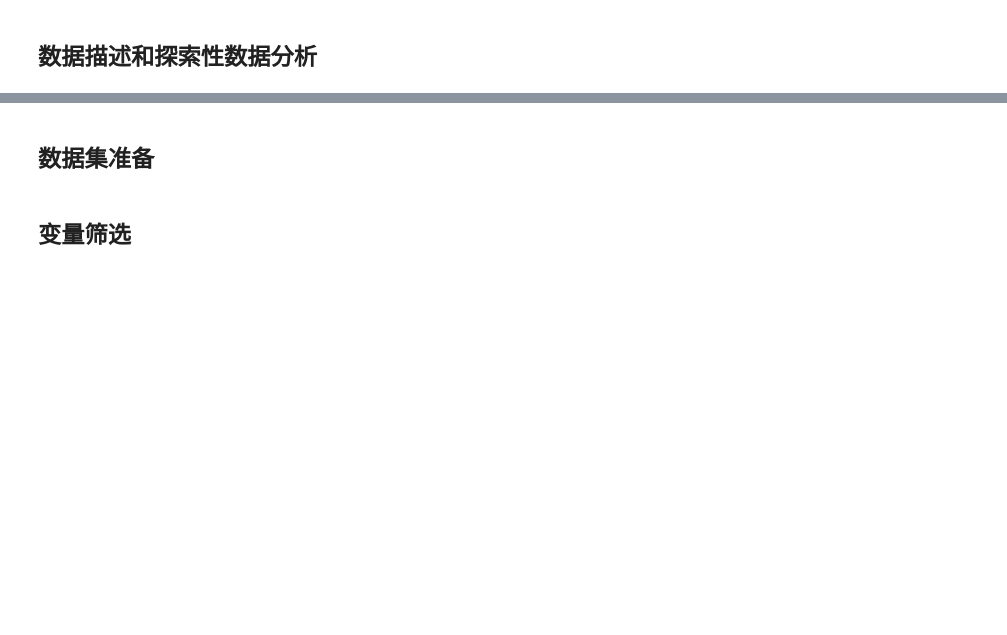
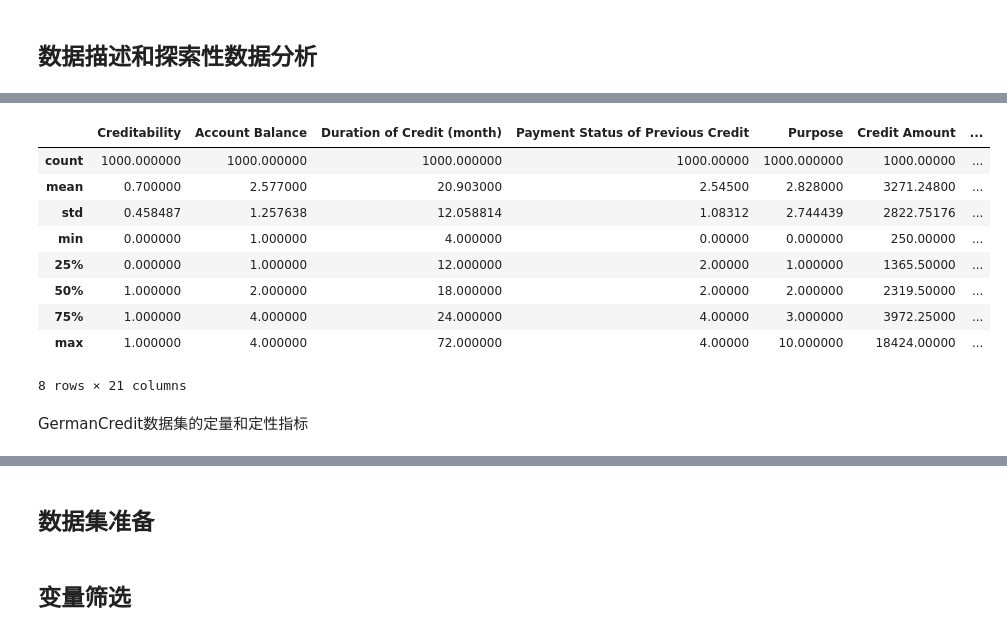
Before and after one commit to futheads/Python-study, a Jupyter notebook: MLexamples/GermanCredit/GermanCredit.ipynb, the cells around one changed output, grey strips where cells are left out. Saved outputs shown, nothing was run; the diff lists cells and outputs as text; code cells hidden in the pictures; blank space fills up the shorter version.

```diff
--- a/MLexamples/GermanCredit/GermanCredit.ipynb
+++ b/MLexamples/GermanCredit/GermanCredit.ipynb
@@ -19,2 +23,7 @@ ValueError: Cannot embed the 'gif' image format
 # %% [markdown]
 ## 数据描述和探索性数据分析
+# %%
+import pandas as pd
+
+data_train = pd.read_csv("input/german_credit.csv")
+data_train.iloc[:5, :]
@@ -20,0 +58,15 @@ ValueError: Cannot embed the 'gif' image format
+# %%
+data_train.describe()
+# %% [output]
+|  | Creditability | Account Balance | Duration of Credit (month) | Payment Status of Previous Credit | Purpose | Credit Amount | ... |
+| count | 1000.000000 | 1000.000000 | 1000.000000 | 1000.00000 | 1000.000000 | 1000.00000 | ... |
+| mean | 0.700000 | 2.577000 | 20.903000 | 2.54500 | 2.828000 | 3271.24800 | ... |
+| std | 0.458487 | 1.257638 | 12.058814 | 1.08312 | 2.744439 | 2822.75176 | ... |
+| min | 0.000000 | 1.000000 | 4.000000 | 0.00000 | 0.000000 | 250.00000 | ... |
+| 25% | 0.000000 | 1.000000 | 12.000000 | 2.00000 | 1.000000 | 1365.50000 | ... |
+| 50% | 1.000000 | 2.000000 | 18.000000 | 2.00000 | 2.000000 | 2319.50000 | ... |
+| 75% | 1.000000 | 4.000000 | 24.000000 | 4.00000 | 3.000000 | 3972.25000 | ... |
+| max | 1.000000 | 4.000000 | 72.000000 | 4.00000 | 10.000000 | 18424.00000 | ... |
+8 rows × 21 columns
+# %% [markdown]
+GermanCredit数据集的定量和定性指标
```
Also changed, not shown: parts of 8 cells of this notebook.
